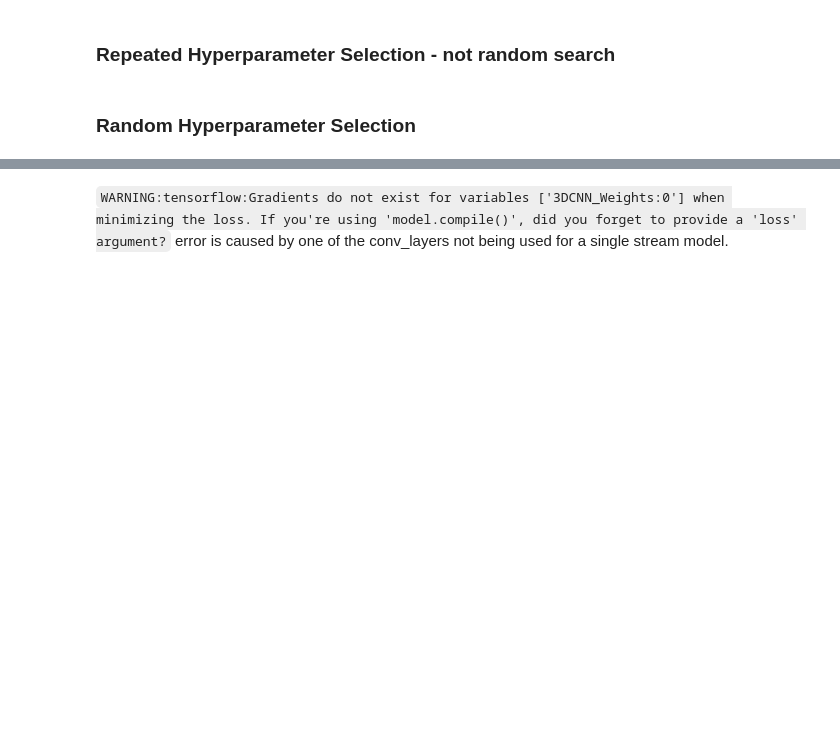
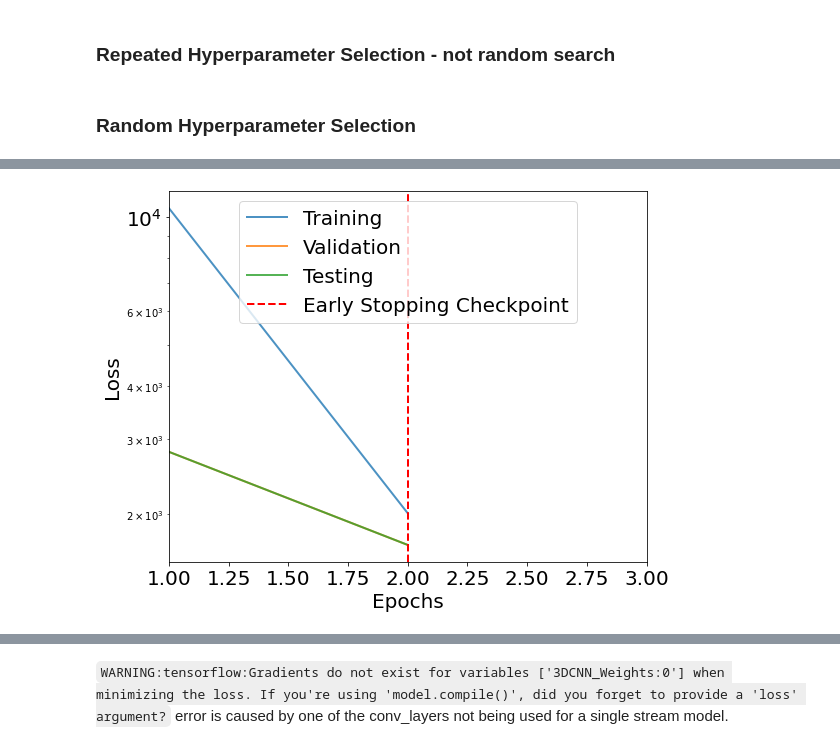
Before and after one commit to ZoeHancox/Sparse_TGCNN, a Jupyter notebook: TGCNN_test_fake_patients.ipynb, the cells around one changed output, grey strips where cells are left out. Cells and saved outputs as stored; diff of their text form; code cells hidden in the pictures; blank space fills up the shorter version.

```diff
--- a/TGCNN_test_fake_patients.ipynb
+++ b/TGCNN_test_fake_patients.ipynb
@@ -469,86 +484,6 @@ for ran_search_num in range(num_of_runs):
     end_time = time.monotonic()
     time_taken = timedelta(seconds=end_time - start_time)
 
-    list_for_csv = [run_name+"_"+str(ran_search_num), nepochs, epoch+1, str(time_taken), lr, out_chans, filter_size,
-                    lstm_h, reg_strength,
-                   linear_size, drop_val, train_batch_size, val_batch_size, test_batch_size,
-
-                    min(train_loss_epochs), max(train_loss_epochs), min(val_loss_epochs),
-                    max(val_loss_epochs), min(test_loss_epochs), max(test_loss_epochs),
-                    checkpoint_train_loss, checkpoint_val_loss, checkpoint_test_loss,
-
-                    min(train_auc_epochs), max(train_auc_epochs), min(val_auc_epochs),
-                    max(val_auc_epochs), min(test_auc_epochs), max(test_auc_epochs),
-                    checkpoint_train_auc, checkpoint_val_auc, checkpoint_test_auc,
-                    checkpoint_train_auc_indiv, checkpoint_val_auc_indiv, checkpoint_test_auc_indiv,
-
-                    min(train_acc_epochs), max(train_acc_epochs), min(val_acc_epochs),
-                    max(val_acc_epochs), min(test_acc_epochs), max(test_acc_epochs),
-                    checkpoint_train_acc, checkpoint_val_acc, checkpoint_test_acc,
-
-                    min(train_prec_epochs), max(train_prec_epochs), min(val_prec_epochs),
-                    max(val_prec_epochs), min(test_prec_epochs), max(test_prec_epochs),
-                    checkpoint_train_prec, checkpoint_val_prec, checkpoint_test_prec,
-                    checkpoint_train_prec_indiv, checkpoint_val_prec_indiv, checkpoint_test_prec_indiv,
-
-                    min(train_recall_epochs), max(train_recall_epochs), min(val_recall_epochs),
-                    max(val_recall_epochs), min(test_recall_epochs), max(test_recall_epochs),
-                    checkpoint_train_recall, checkpoint_val_recall, checkpoint_test_recall,
-                    checkpoint_train_recall_indiv, checkpoint_val_recall_indiv, checkpoint_test_recall_indiv,
-
-                    min(train_f1_epochs), max(train_f1_epochs), min(val_f1_epochs),
-                    max(val_f1_epochs), min(test_f1_epochs), max(test_f1_epochs),
-                    checkpoint_train_f1, checkpoint_val_f1, checkpoint_test_f1,
-                    checkpoint_train_f1_indiv, checkpoint_val_f1_indiv, checkpoint_test_f1_indiv,
-
-                    gamma_val, activation_type, LSTM_str, exp_str, timestamp_str, weighted_loss_str, L1_str, L2_str,
-                    second_layer_str]
-
-
-
-    # with open('comparison_table_util.csv', 'a', newline='') as f_object:
-    #     writer_object = writer(f_object)
-    #     writer_object.writerow(list_for_csv)
-    #     f_object.close()
-
-
-    # # to save .npy files incase graph needs looking at
-    # with open("npy_metrics/metric_vals_"+run_name+"_"+str(ran_search_num)+".npy", 'wb') as f:
-    #     np.save(f, np.array(train_loss_epochs))
-    #     np.save(f, np.array(val_loss_epochs))
-    #     np.save(f, np.array(test_loss_epochs))
-
-    #     np.save(f, np.array(train_acc_epochs))
-    #     np.save(f, np.array(val_acc_epochs))
-    #     np.save(f, np.array(test_acc_epochs))
-
-    #     np.save(f, np.array(train_auc_epochs))
-    #     np.save(f, np.array(val_auc_epochs))
-    #     np.save(f, np.array(test_auc_epochs))
-    #     np.save(f, np.array(train_indiv_auc_epochs))
-    #     np.save(f, np.array(val_indiv_auc_epochs))
-    #     np.save(f, np.array(test_indiv_auc_epochs))
-
-    #     np.save(f, np.array(train_prec_epochs))
-    #     np.save(f, np.array(val_prec_epochs))
-    #     np.save(f, np.array(test_prec_epochs))
-    #     np.save(f, np.array(train_indiv_prec_epochs))
-    #     np.save(f, np.array(val_indiv_prec_epochs))
-    #     np.save(f, np.array(test_indiv_prec_epochs))
-
-    #     np.save(f, np.array(train_recall_epochs))
-    #     np.save(f, np.array(val_recall_epochs))
-    #     np.save(f, np.array(test_recall_epochs))
-    #     np.save(f, np.array(train_indiv_recall_epochs))
-    #     np.save(f, np.array(val_indiv_recall_epochs))
-    #     np.save(f, np.array(test_indiv_recall_epochs))
-
-    #     np.save(f, np.array(train_f1_epochs))
-    #     np.save(f, np.array(val_f1_epochs))
-    #     np.save(f, np.array(test_f1_epochs))
-    #     np.save(f, np.array(train_indiv_f1_epochs))
-    #     np.save(f, np.array(val_indiv_f1_epochs))
-    #     np.save(f, np.array(test_indiv_f1_epochs))
 
 
     plot_figures.plot_loss_curve(train_loss = train_loss_epochs, val_loss = val_loss_epochs, test_lost = test_loss_epochs,
@@ -576,0 +511 @@ AttributeError: module 'src.utils' has no attribute 'plot_loss_curve'
+[figure, added]
```
Also changed, not shown: parts of 9 cells of this notebook.
